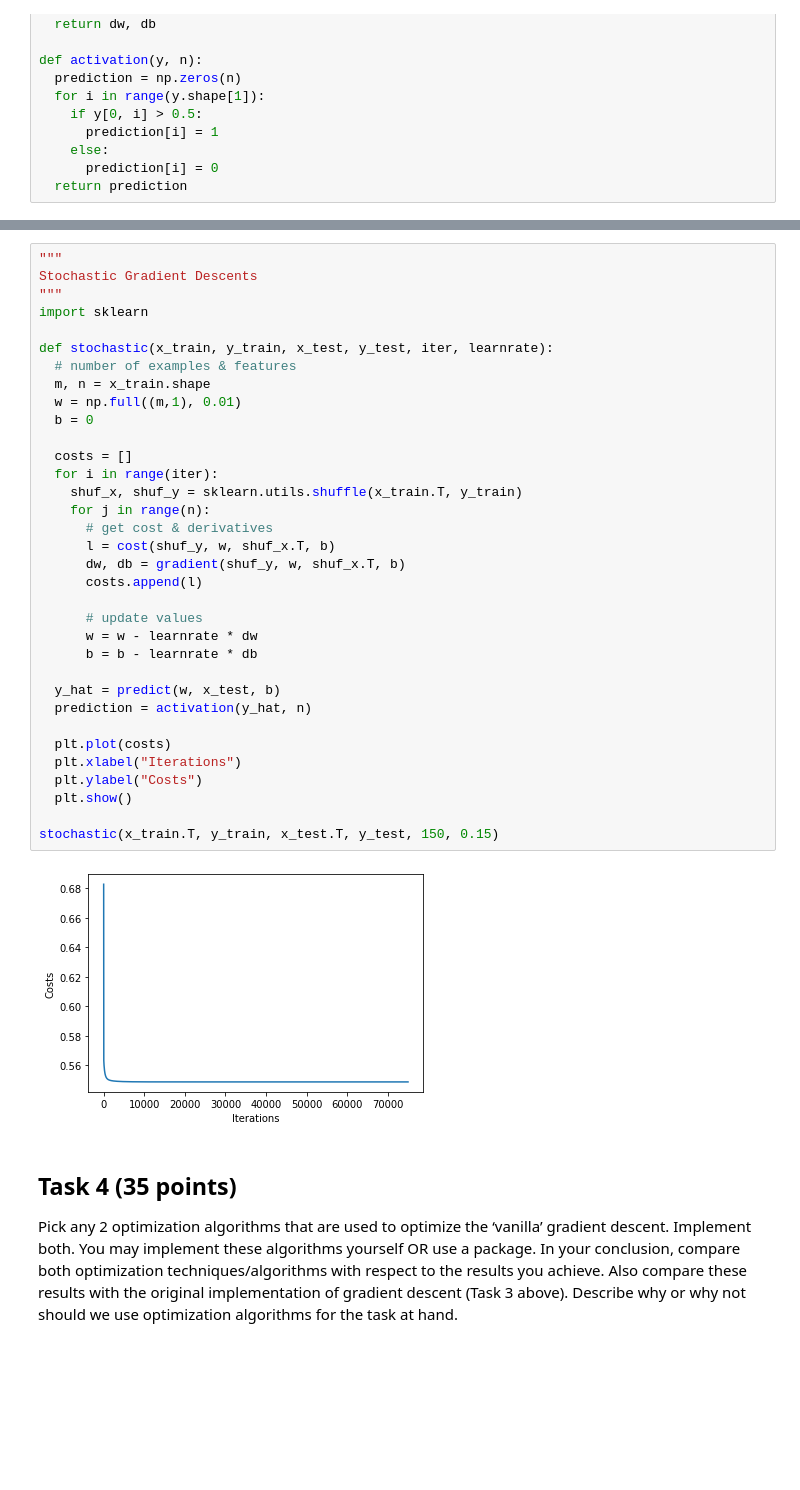
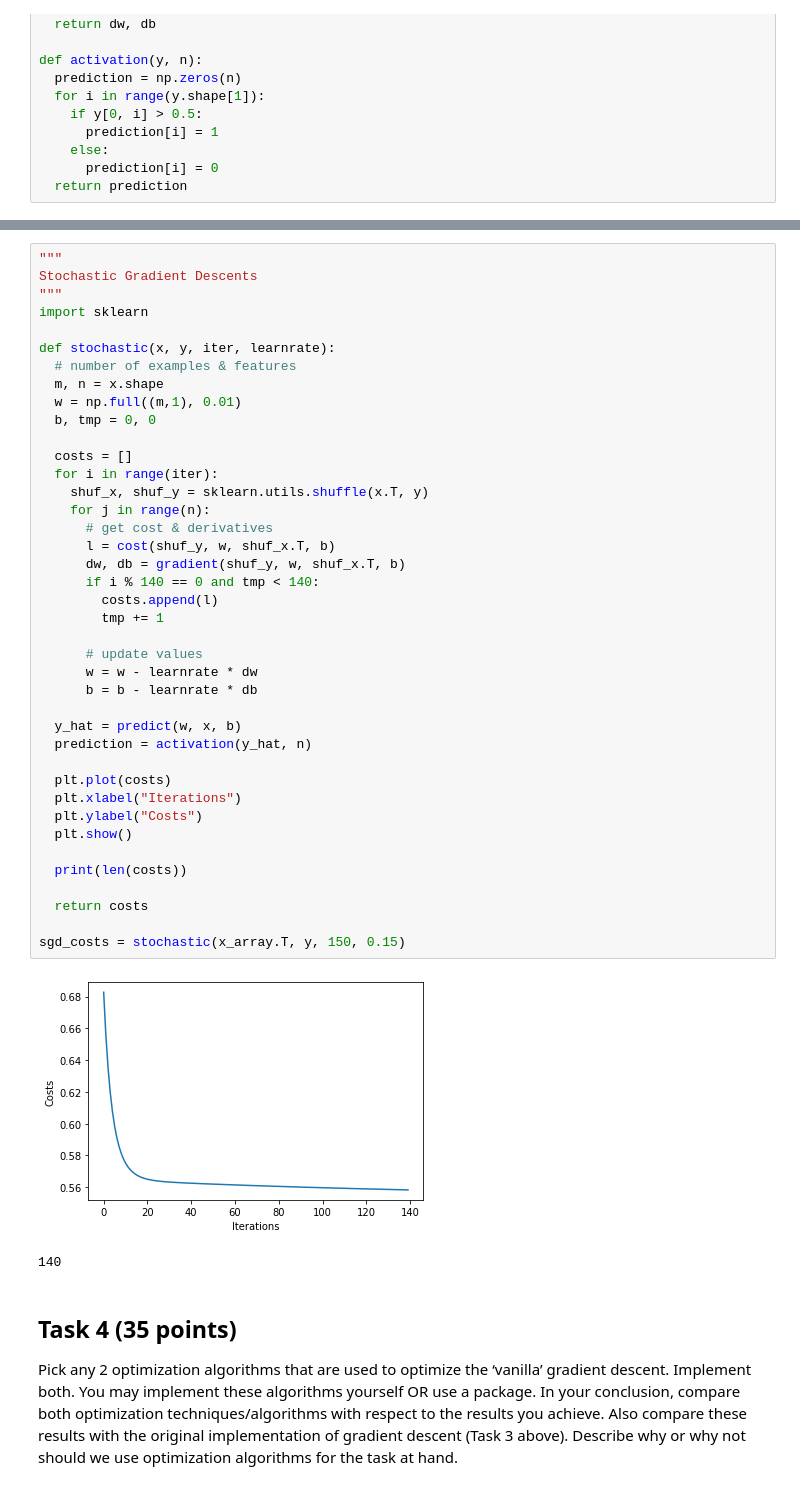
Before and after one commit to elio-li/CSCI-4962, a Jupyter notebook: hw1.ipynb, the cells around one changed output, grey strips where cells are left out. Drawn from its saved outputs; the diff is of its cells as text; blank space fills up the shorter version.

```diff
--- a/hw1.ipynb
+++ b/hw1.ipynb
@@ -181,39 +223,46 @@ batch(x_array.T, y, 150, 0.15)
 # %%
 """
 Stochastic Gradient Descents
 """
 import sklearn
 
-def stochastic(x_train, y_train, x_test, y_test, iter, learnrate):
+def stochastic(x, y, iter, learnrate):
   # number of examples & features
-  m, n = x_train.shape
+  m, n = x.shape
   w = np.full((m,1), 0.01)
-  b = 0
+  b, tmp = 0, 0
 
   costs = []
   for i in range(iter):
-    shuf_x, shuf_y = sklearn.utils.shuffle(x_train.T, y_train)
+    shuf_x, shuf_y = sklearn.utils.shuffle(x.T, y)
     for j in range(n):
       # get cost & derivatives
       l = cost(shuf_y, w, shuf_x.T, b)
       dw, db = gradient(shuf_y, w, shuf_x.T, b)
-      costs.append(l)
+      if i % 140 == 0 and tmp < 140:
+        costs.append(l)
+        tmp += 1
 
       # update values
       w = w - learnrate * dw
       b = b - learnrate * db
 
-  y_hat = predict(w, x_test, b)
+  y_hat = predict(w, x, b)
   prediction = activation(y_hat, n)
 
   plt.plot(costs)
   plt.xlabel("Iterations")
   plt.ylabel("Costs")
   plt.show()
 
-stochastic(x_train.T, y_train, x_test.T, y_test, 150, 0.15)
+  print(len(costs))
+
+  return costs
+
+sgd_costs = stochastic(x_array.T, y, 150, 0.15)
 # %% [output]
-[figure, old version]
+[figure, new version]
+140
 # %% [markdown]
 ## Task 4 (35 points)
 
```
Also changed, not shown: parts of 6 cells of this notebook.
